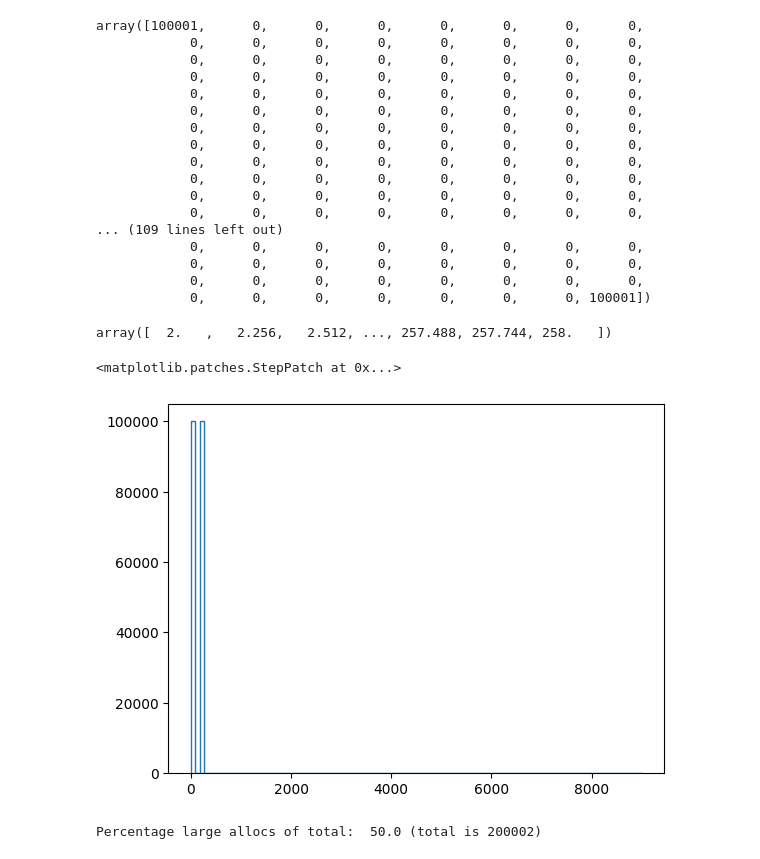
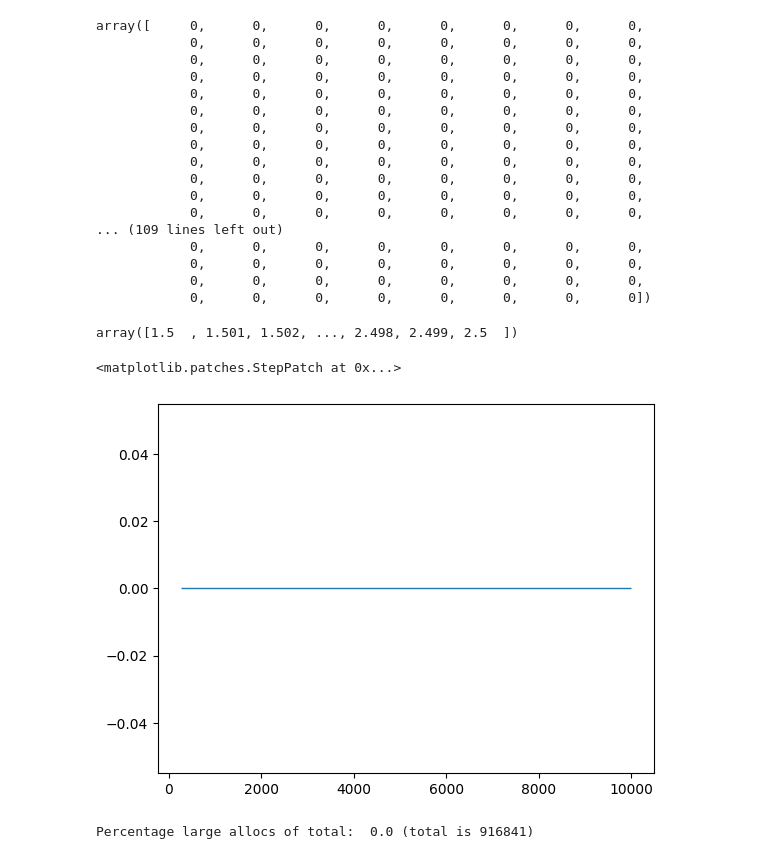
Before and after one commit to tomjridge/ocaml-alloc-stats, a Jupyter notebook: main.ipynb, the cells around one changed output. Saved outputs shown, nothing was run; the diff lists cells and outputs as text; code cells hidden in the pictures.

Commit message:
Add binartytrees5 from sandmark/benchmarksgame

```diff
--- a/main.ipynb
+++ b/main.ipynb
@@ -8,7 +8,8 @@ import seaborn as sns
 import csv
 import subprocess
 
-ctf_file = "alloc_many_large/alloc_many_large.ctf"
+#ctf_file = "alloc_many_large/alloc_many_large.ctf"
+ctf_file = "benchmarks-binarytrees/binarytrees5.ctf"
 # %%
 # run the dump command, store results in temporary file, return name of temporary file
 # an alternative would be to read the .ctf directly in python, but according to
@@ -61,7 +61,7 @@ plt.stairs(counts,bins)
 # %%
 counts
 # %% [output]
-array([100001,      0,      0,      0,      0,      0,      0,      0,
+array([     0,      0,      0,      0,      0,      0,      0,      0,
             0,      0,      0,      0,      0,      0,      0,      0,
             0,      0,      0,      0,      0,      0,      0,      0,
             0,      0,      0,      0,      0,      0,      0,      0,
@@ -77,18 +77,18 @@ array([100001,      0,      0,      0,      0,      0,      0,      0,
             0,      0,      0,      0,      0,      0,      0,      0,
             0,      0,      0,      0,      0,      0,      0,      0,
             0,      0,      0,      0,      0,      0,      0,      0,
-            0,      0,      0,      0,      0,      0,      0, 100001])
+            0,      0,      0,      0,      0,      0,      0,      0])
 # %%
 bins
 # %% [output]
-array([  2.   ,   2.256,   2.512, ..., 257.488, 257.744, 258.   ])
+array([1.5  , 1.501, 1.502, ..., 2.498, 2.499, 2.5  ])
 # %%
 x=xs
-counts, bins = np.histogram(x,range=(0,9000),bins=100)
+counts, bins = np.histogram(x,range=(257,10000),bins=100)
 plt.stairs(counts,bins)
 # %% [output]
 <matplotlib.patches.StepPatch at 0x...>
-[figure, old version]
+[figure, new version]
 # %%
 # sum allocs.items; split into "small" vs "large" allocs
 def compute_ratio_small_large(max_small_sz,allocs_grouped_by_size):
@@ -103,10 +103,8 @@ def compute_ratio_small_large(max_small_sz,allocs_grouped_by_size):
             "total":total,
            "percentage_large": percentage_large}
 
-x = compute_ratio_small_large(127,allocs)
+x = compute_ratio_small_large(256,allocs)
 
 print("Percentage large allocs of total: ", x["percentage_large"] , "(total is "+str(x["total"])+")")
-
-# for max_small_sz = 127: Percentage large allocs of total:  11.271880303849427 (total is 689947)
 # %% [output]
-Percentage large allocs of total:  50.0 (total is 200002)
+Percentage large allocs of total:  0.0 (total is 916841)
```
Also changed, not shown: parts of 2 cells of this notebook, 5 other files.
